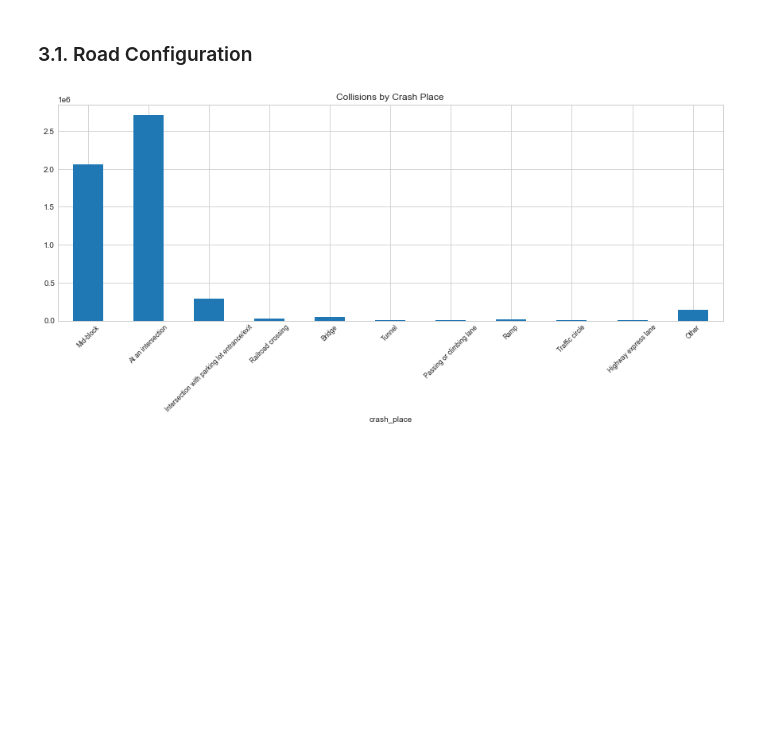
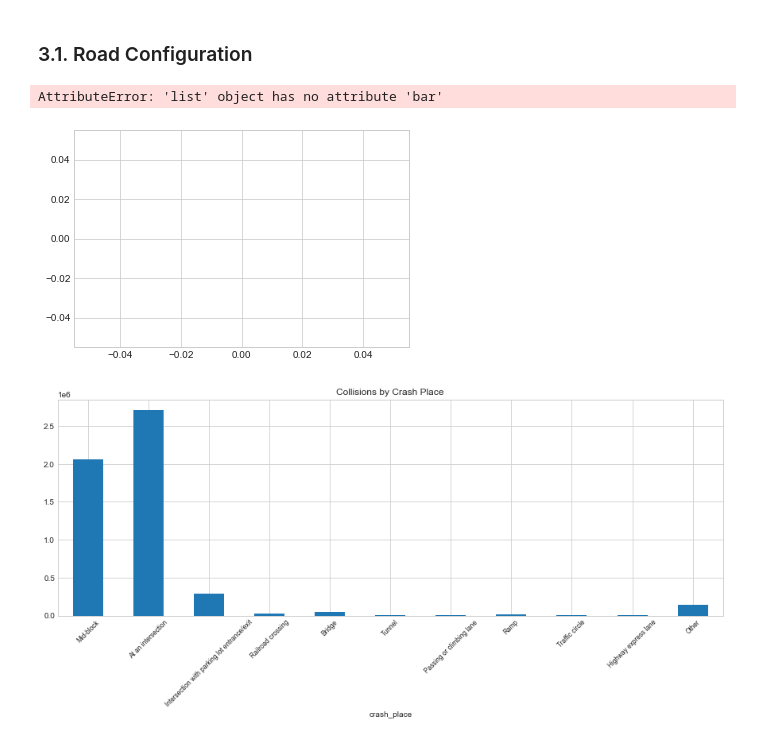
Before and after one commit to AMM53/Accidents-Prediction, a Jupyter notebook: notebooks/DescriptiveAnalysis.ipynb, the cells around one changed output. Saved outputs shown, nothing was run; the diff lists cells and outputs as text; code cells hidden in the pictures; blank space fills up the shorter version.

```diff
--- a/notebooks/DescriptiveAnalysis.ipynb
+++ b/notebooks/DescriptiveAnalysis.ipynb
@@ -93,5 +101,6 @@ passenger_type        object
 dtype: object
 # %%
 # Cambio de la variable vehicle_year a años de antigüedad (la he metido en otra columna por el momento)
-#TODO: pasar a variable numerica
-df['vehicle_age'] = df.year - pd.to_numeric(df.vehicle_year, errors= "coerce")
+#TODO: pasar a variable numerica con passenger_age, vehicles_involved
+df['vehicle_age'] = pd.to_numeric(df.year - pd.to_numeric(df.vehicle_year, errors= "coerce"))
+df.vehicle_age.unique()
@@ -409,18 +455,21 @@ plot = hour_analysis.plot(kind="bar", title = "Percentage of deadly collisions b
 # %%
 #FIXME: not working
 def plot_cat(col_name):
     ax2 = plt.plot(nrows=1, ncols=2, figsize=(12,3), dpi=90)
     data = df.groupby(col_name)['fatality'].value_counts(normalize=True).to_frame('proportion').reset_index()
     data.columns = [col_name, 'fatality', 'proportion']
     #sns.barplot(x = col_name, y = 'proportion', hue= 'target', data = data, saturation=1, ax=ax2)
     sns.barplot(x = col_name, y = 'proportion', hue= 'fatality', data = data, saturation=1, ax=ax2)
     ax2.set_ylabel('fatality'+' fraction')
     ax2.set_title('fatality')
     plt.xticks(rotation = 90)
     ax2.set_xlabel(col_name)
     plt.tight_layout()
 
 data = df.groupby('crash_place')['fatality'].value_counts(normalize=True).to_frame('proportion').reset_index()
 data.columns = ['crash_place', 'fatality', 'proportion']
 
-plot_cat("crash_place")
+#plot_cat("crash_place")
+# %% [output]
+AttributeError: 'list' object has no attribute 'bar'
+[figure, added]
```
Also changed, not shown: parts of 15 cells of this notebook.
